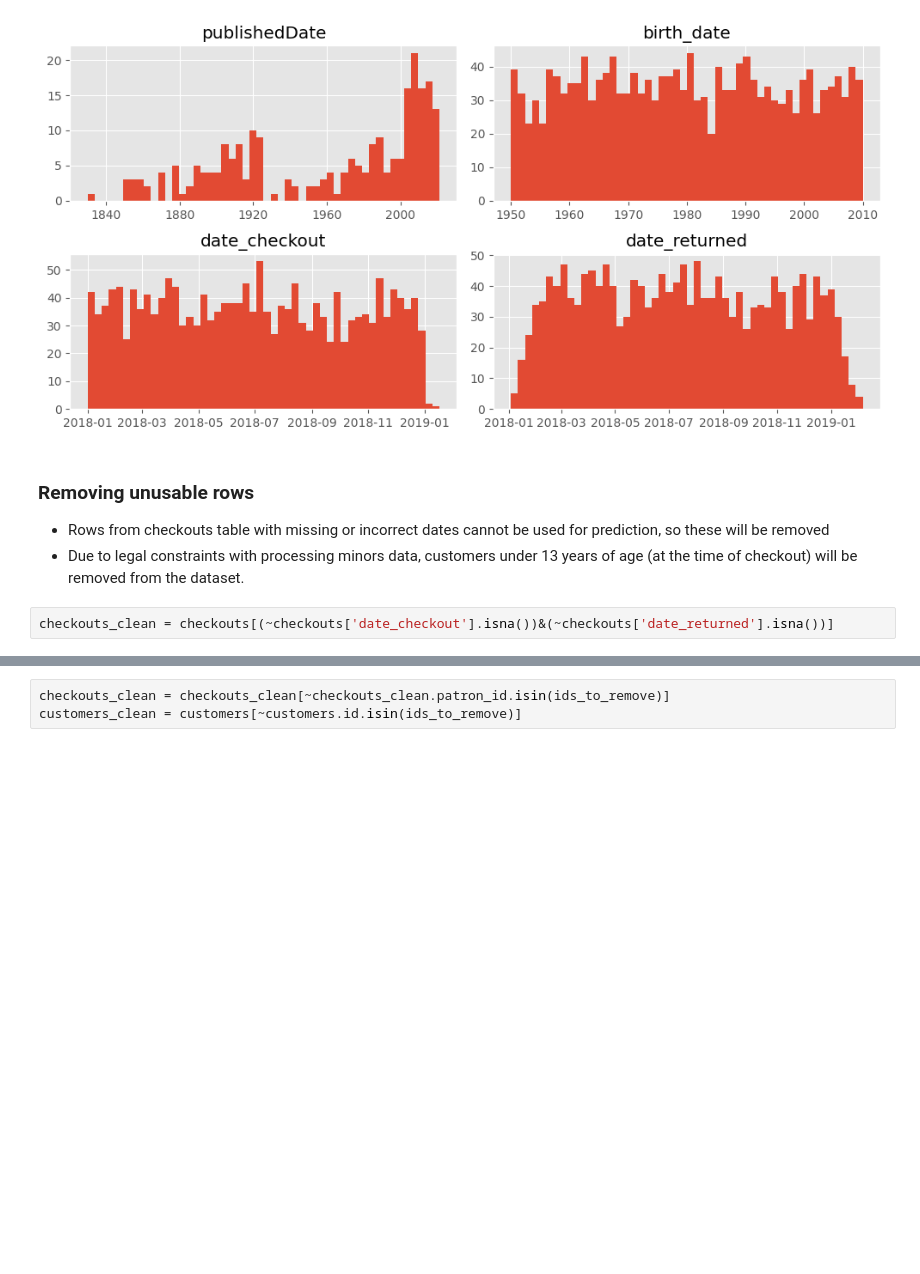
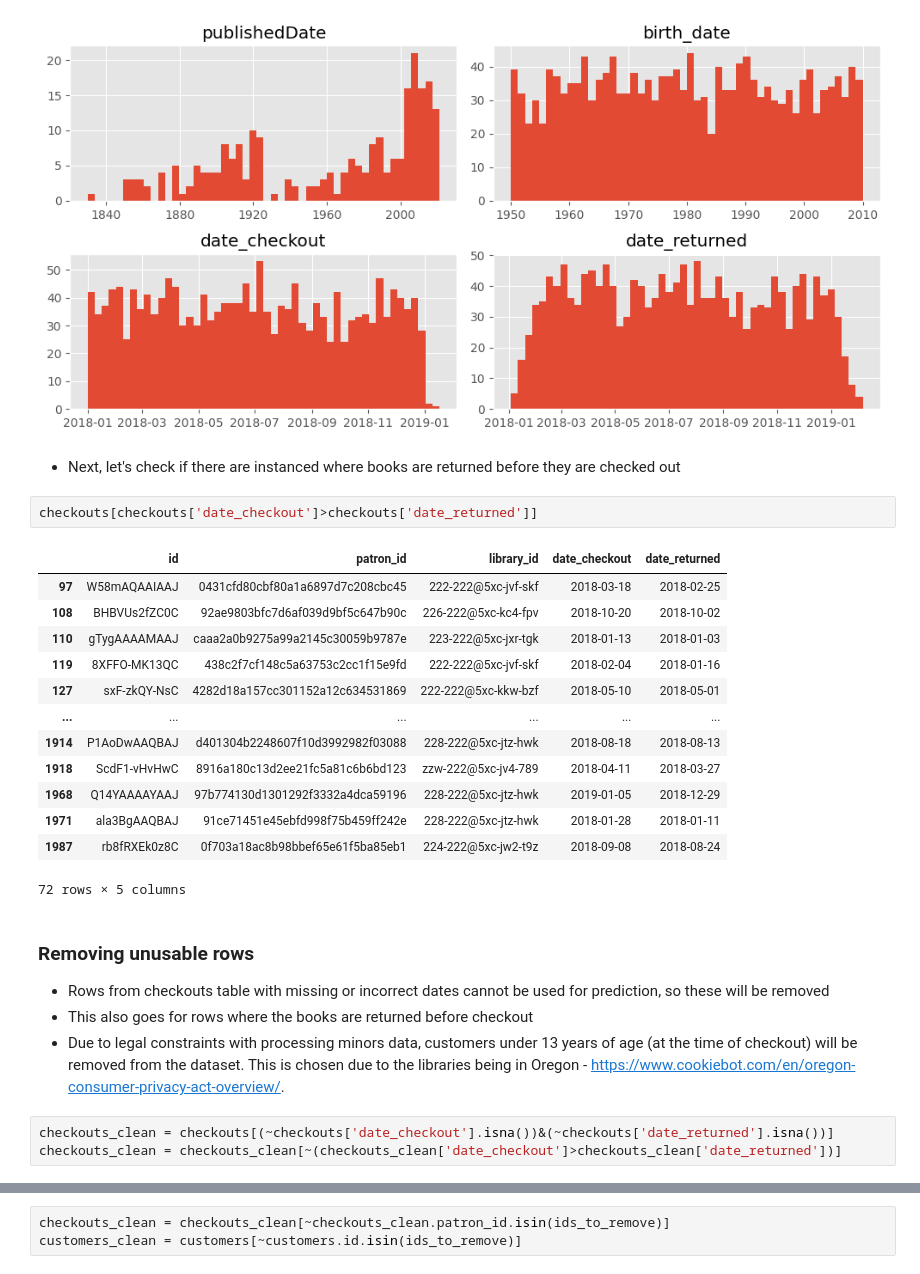
Before and after one commit to cokoladnomleko/book-return-analysis, a Jupyter notebook: data_cleaning.ipynb, the cells around one changed output, grey strips where cells are left out. Drawn from its saved outputs; the diff is of its cells as text; blank space fills up the shorter version.

```diff
--- a/data_cleaning.ipynb
+++ b/data_cleaning.ipynb
@@ -85,13 +84,33 @@ checkouts.hist(column='date_returned', bins=50, ax=ax[1][1])
 # %% [output]
 array([<Axes: title={'center': 'date_returned'}>], dtype=object)
 [figure]
+# %% [markdown]
+* Next, let's check if there are instanced where books are returned before they are checked out
+# %%
+checkouts[checkouts['date_checkout']>checkouts['date_returned']]
+# %% [output]
+|  | id | patron_id | library_id | date_checkout | date_returned |
+| 97 | W58mAQAAIAAJ | 0431cfd80cbf80a1a6897d7c208cbc45 | 222-222@5xc-jvf-skf | 2018-03-18 | 2018-02-25 |
+| 108 | BHBVUs2fZC0C | 92ae9803bfc7d6af039d9bf5c647b90c | 226-222@5xc-kc4-fpv | 2018-10-20 | 2018-10-02 |
+| 110 | gTygAAAAMAAJ | caaa2a0b9275a99a2145c30059b9787e | 223-222@5xc-jxr-tgk | 2018-01-13 | 2018-01-03 |
+| 119 | 8XFFO-MK13QC | 438c2f7cf148c5a63753c2cc1f15e9fd | 222-222@5xc-jvf-skf | 2018-02-04 | 2018-01-16 |
+| 127 | sxF-zkQY-NsC | 4282d18a157cc301152a12c634531869 | 222-222@5xc-kkw-bzf | 2018-05-10 | 2018-05-01 |
+| ... | ... | ... | ... | ... | ... |
+| 1914 | P1AoDwAAQBAJ | d401304b2248607f10d3992982f03088 | 228-222@5xc-jtz-hwk | 2018-08-18 | 2018-08-13 |
+| 1918 | ScdF1-vHvHwC | 8916a180c13d2ee21fc5a81c6b6bd123 | zzw-222@5xc-jv4-789 | 2018-04-11 | 2018-03-27 |
+| 1968 | Q14YAAAAYAAJ | 97b774130d1301292f3332a4dca59196 | 228-222@5xc-jtz-hwk | 2019-01-05 | 2018-12-29 |
+| 1971 | ala3BgAAQBAJ | 91ce71451e45ebfd998f75b459ff242e | 228-222@5xc-jtz-hwk | 2018-01-28 | 2018-01-11 |
+| 1987 | rb8fRXEk0z8C | 0f703a18ac8b98bbef65e61f5ba85eb1 | 224-222@5xc-jw2-t9z | 2018-09-08 | 2018-08-24 |
+72 rows × 5 columns
 # %% [markdown]
 ### Removing unusable rows
 
 * Rows from checkouts table with missing or incorrect dates cannot be used for prediction, so these will be removed
-* Due to legal constraints with processing minors data, customers under 13 years of age (at the time of checkout) will be removed from the dataset.
+* This also goes for rows where the books are returned before checkout
+* Due to legal constraints with processing minors data, customers under 13 years of age (at the time of checkout) will be removed from the dataset. This is chosen due to the libraries being in Oregon - https://www.cookiebot.com/en/oregon-consumer-privacy-act-overview/.
 # %%
 checkouts_clean = checkouts[(~checkouts['date_checkout'].isna())&(~checkouts['date_returned'].isna())]
+checkouts_clean = checkouts_clean[~(checkouts_clean['date_checkout']>checkouts_clean['date_returned'])]
 # %%
 processing_age = 13
 
```
Also changed, not shown: parts of 12 cells of this notebook, 2 other files.
